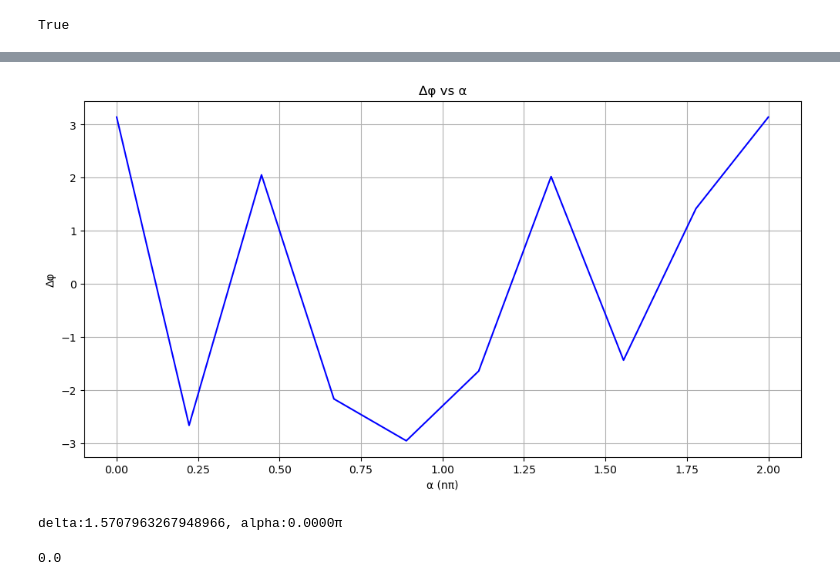
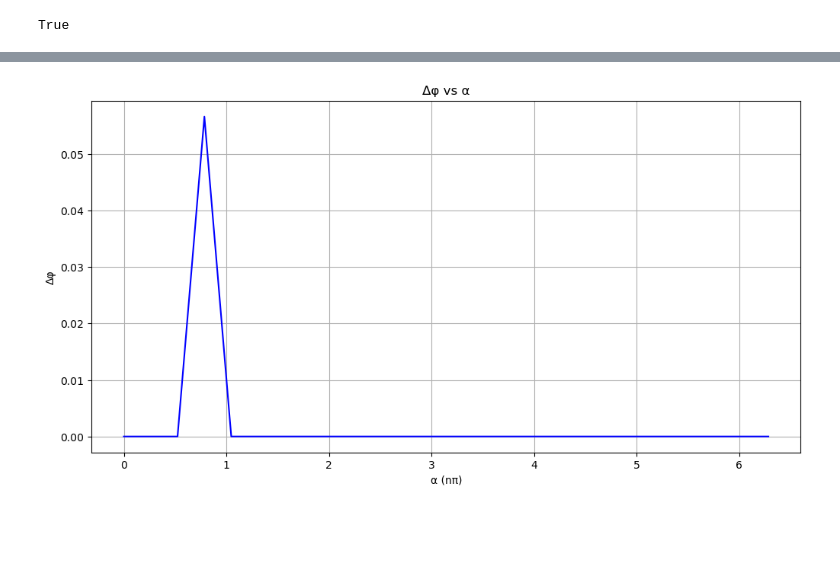
Before and after one commit to Aguiario/Polarimetric_Interferomerty, a Jupyter notebook: Rene.ipynb, the cells around one changed output, grey strips where cells are left out. Saved outputs shown, nothing was run; the diff lists cells and outputs as text; code cells hidden in the pictures; blank space fills up the shorter version.

```diff
--- a/Rene.ipynb
+++ b/Rene.ipynb
@@ -23,7 +23,7 @@ n  = 8
 # Crear las matrices con el segundo valor variando de 0 a π (0, π/8, π/6,...)
 angles = [0, np.pi/8, np.pi/6, np.pi/4, np.pi/3, np.pi/2, np.pi, 2*np.pi]
 #angles = np.linspace(0, 2 * np.pi, n)
-line_matrices = [pi.jones_matrix(np.pi/2, angle) for angle in angles]
+line_matrices = [pi.jones_matrix(np.pi, angle) for angle in angles]
 fixed_positions = np.arange(10, 500, 500//n)  # Posiciones en incrementos regulares
 #fixed_positions = np.arange(10, 500, 20)  # Posiciones en incrementos regulares
 #fixed_positions = np.arange(1, 500, 1)  # Posiciones en incrementos regulares
@@ -33,8 +33,8 @@ sample = pi.add_lines(fixed_positions, line_matrices, sample_image, sample, gros
 # %% [output]
 [figure]
 # %%
-Eis = pi.polarization_basis_set('L')
-Er = pi.polarization_basis_set('L')
+Eis = pi.polarization_basis_set('H')
+Er = pi.polarization_basis_set('H')
 
 I, info,E_r, E_s = pi.sample_intensity(Er, Eis, sample, X, Y)
 # %% [output]
@@ -130,14 +104,14 @@ TypeError: unsupported operand type(s) for /: 'list' and 'float'
 # %%
 # Suavizar la curva usando una función Gaussiana
 desfases_suavizado = gaussian_filter1d(desfases, sigma=0.01)
 
 # Graficar
 plt.figure(figsize=(12, 6))
-plt.plot(angles / np.pi, desfases_suavizado, label='Δφ (suavizado)', color='b')
+plt.plot(angles , desfases_suavizado, label='Δφ (suavizado)', color='b')
 plt.xlabel('α (nπ)')
 plt.ylabel('Δφ')
 plt.grid(True)
 plt.title("Δφ vs α")
 plt.show()
 # %% [output]
-[figure, old version]
+[figure, new version]
@@ -164,7 +117,0 @@ def calculator(In, Out, delta, p=False):
-# %%
-In = pi.polarization_basis_set('R')
-Out = pi.polarization_basis_set('R')
-calculator(In, Out, np.pi/2, p=True)
-# %% [output]
-delta:1.5707963267948966, alpha:0.0000π
-0.0
```
Also changed, not shown: parts of 6 cells of this notebook, 3 other files.
